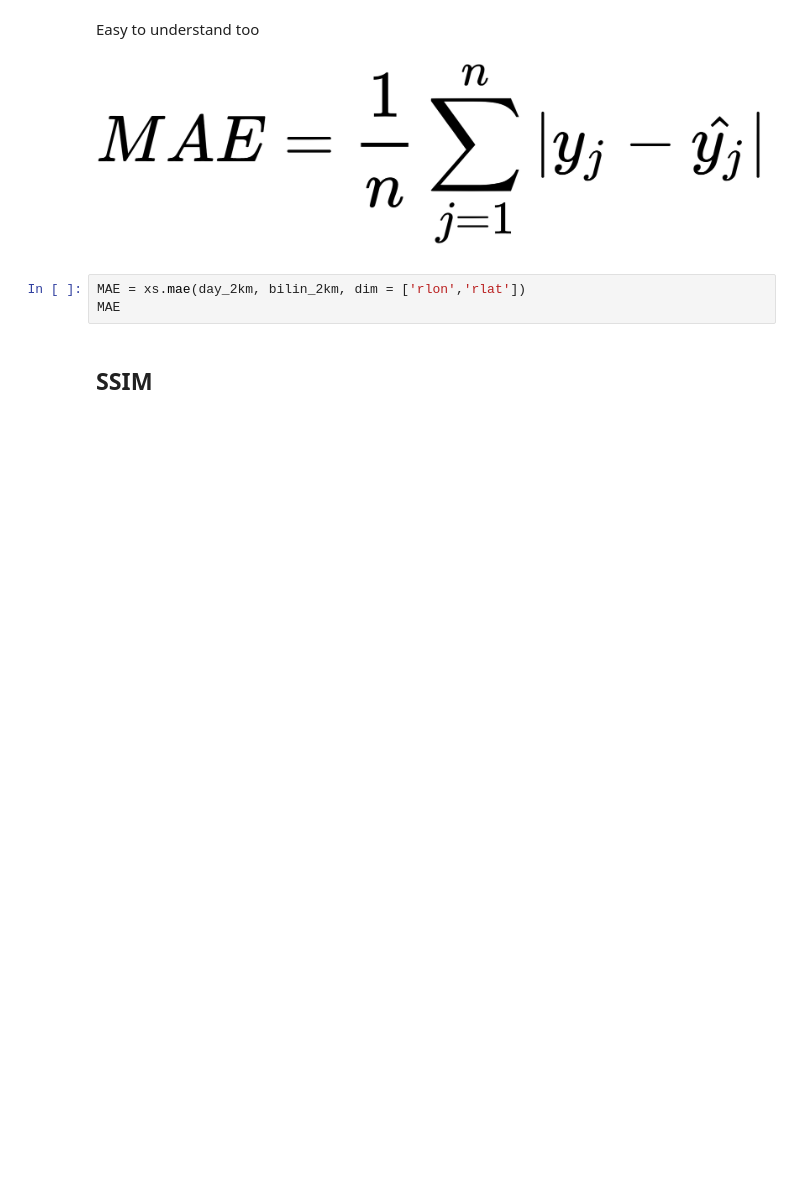
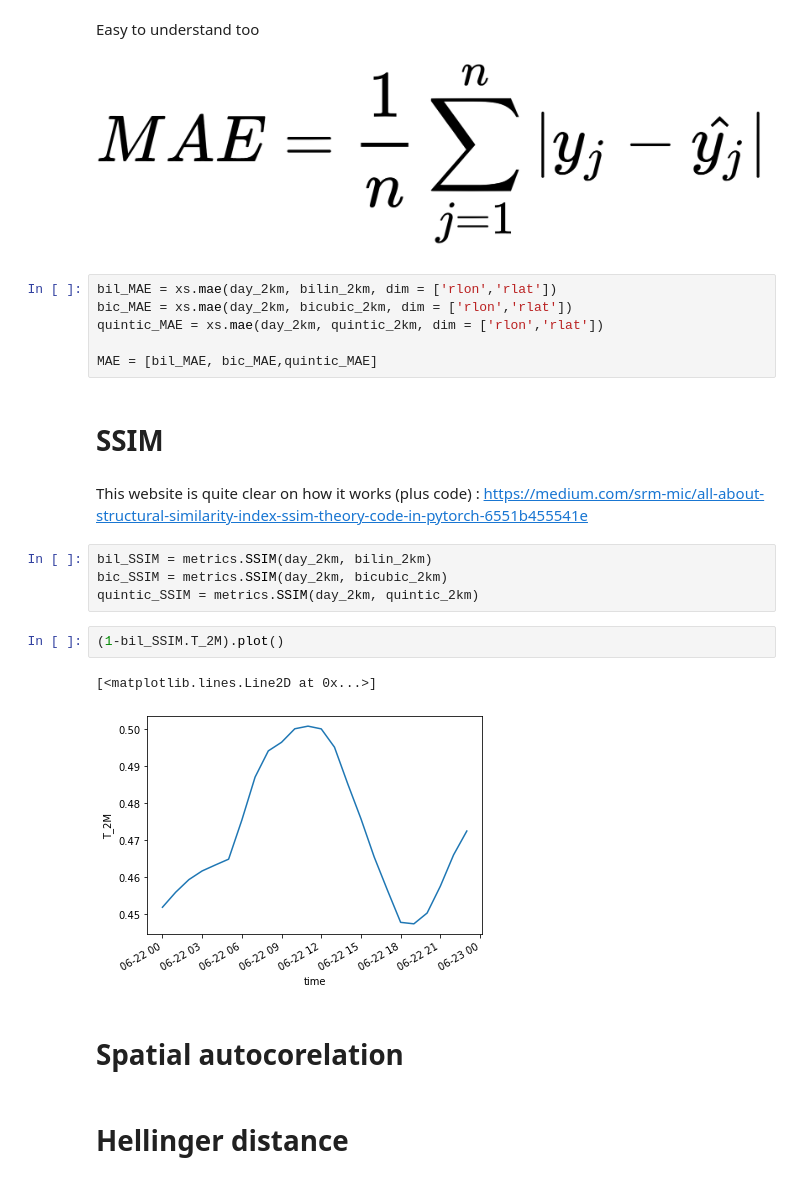
Before and after one commit to LeoMicollet/Downscaling_CM, a Jupyter notebook: dev/Metrics.ipynb, the cells around one changed output. Cells and saved outputs as stored; diff of their text form; blank space fills up the shorter version.

```diff
--- a/dev/Metrics.ipynb
+++ b/dev/Metrics.ipynb
@@ -196,8 +185,26 @@ ModuleNotFoundError: No module named 'skimage'
 Easy to understand too
 
 ![MAE.png](attachment:MAE.png)
-# %%
-MAE = xs.mae(day_2km, bilin_2km, dim = ['rlon','rlat'])
-MAE
+# %%
+bil_MAE = xs.mae(day_2km, bilin_2km, dim = ['rlon','rlat'])
+bic_MAE = xs.mae(day_2km, bicubic_2km, dim = ['rlon','rlat'])
+quintic_MAE = xs.mae(day_2km, quintic_2km, dim = ['rlon','rlat'])
+
+MAE = [bil_MAE, bic_MAE,quintic_MAE]
 # %% [markdown]
-## SSIM
+# SSIM
+# %% [markdown]
+This website is quite clear on how it works (plus code) : https://medium.com/srm-mic/all-about-structural-similarity-index-ssim-theory-code-in-pytorch-6551b455541e
+# %%
+bil_SSIM = metrics.SSIM(day_2km, bilin_2km)
+bic_SSIM = metrics.SSIM(day_2km, bicubic_2km)
+quintic_SSIM = metrics.SSIM(day_2km, quintic_2km)
+# %%
+(1-bil_SSIM.T_2M).plot()
+# %% [output]
+[<matplotlib.lines.Line2D at 0x...>]
+[figure, added]
+# %% [markdown]
+# Spatial autocorelation
+# %% [markdown]
+# Hellinger distance
```
Also changed, not shown: parts of 14 cells of this notebook.
